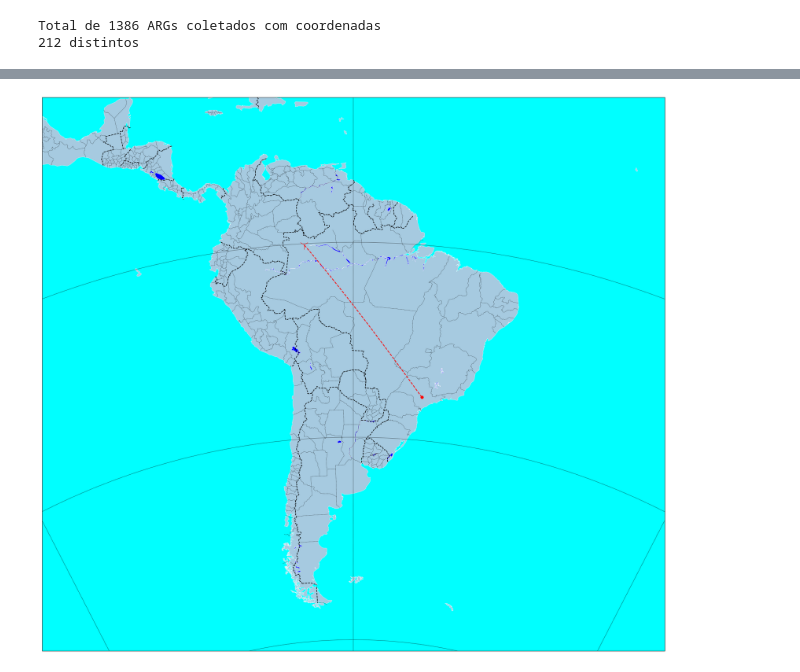
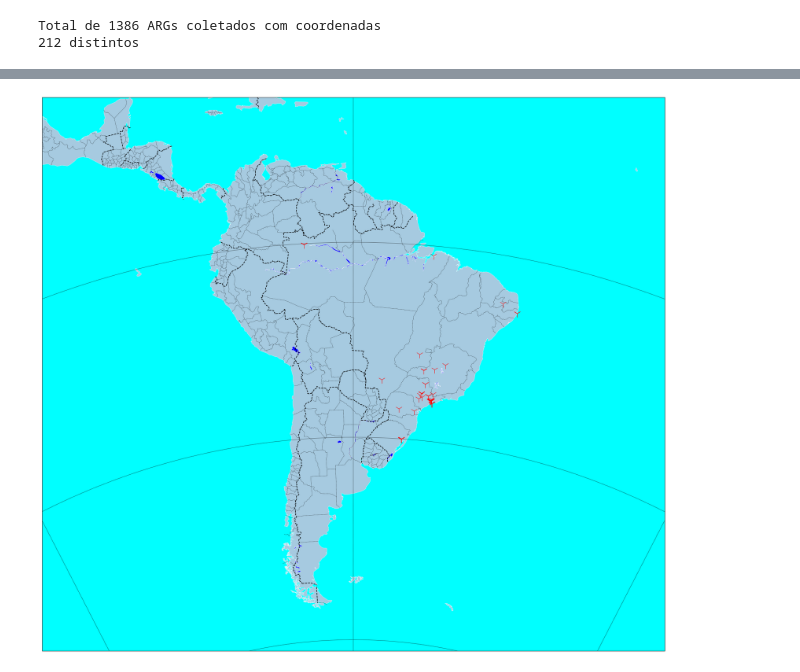
Before and after one commit to tiagocabralborelli/ARG-Sentinel, a Jupyter notebook: codebrazil.ipynb, the cells around one changed output, grey strips where cells are left out. Cells and saved outputs as stored; diff of their text form; code cells hidden in the pictures.

```diff
--- a/codebrazil.ipynb
+++ b/codebrazil.ipynb
@@ -33,5 +38,6 @@ catalog.head()
 argannot = pd.read_csv("~/documentos/github/ARG-Sentinel/spreadsheets/argannot_br.csv", sep = '\t', names = ['file','sequence','start','end','strand','gene','coverage','coverage_map','gaps','coverage_pec','identity_perc','database','accession','product','resistance'])
 argannot['file'] = argannot['file'].apply(lambda x: x.split('/')[-1])
 argannot = customfunc.filldf(argannot,catalog)
+argannot.reset_index(inplace = True)
 argannot.head()
 # %% [output]
@@ -141,5 +146,6 @@ eskape = ['Enterococcus faecium',
 # %%
-args_spread = argannot[['gene','coordenates','colection_date','country']].query("coordenates != 'Na'").query("colection_date != 'Na' ").query("country != 'Na'")
+#argannot.reset_index(inplace = True)
+args_spread = argannot[['gene','coordenates','colection_date','country','file']].query("coordenates != 'Na'").query("colection_date != 'Na' ").query("country != 'Na'")
 args_spread = args_spread.set_index('country').filter(like = 'Brazil',axis = 0)
 args_spread["year"] = pd.to_datetime(args_spread.colection_date.values).year
 args_spread.colection_date  = args_spread.colection_date.apply(lambda x: customfunc.SwitchMonths(x))
@@ -182,24 +189,30 @@ mapa.plot(0,0,'b', marker = 'o', latlon = True)
 # %%
 from mpl_toolkits.basemap import Basemap
 import matplotlib.pyplot as plt
 # setup Lambert Conformal basemap.
 # set resolution=None to skip processing of boundary datasets.
 plt.figure(figsize = (30,30))
 #Construição do objeto
 m = Basemap(width=9000000,height=8000000,projection='lcc',
             resolution='l',lat_1=10.,lat_2=-60,lat_0=-20,lon_0=-60.)
-#Contrução do backgroup
+#BACKGROUND
 m.drawcoastlines(linewidth=.5, color="white")
 m.drawmeridians(np.arange(0.,360.,60,))
 m.drawparallels(np.arange(-90.,120.,30))
 m.fillcontinents(color = '#A6CAE0', lake_color = 'blue')
 m.drawmapboundary(fill_color='cyan')
 m.drawcountries(linewidth = 1.5, linestyle = '--')
 m.drawstates(linestyle = '--')
+
 #Plotar os dados dos ARGs #### PRECISA MELHORAR ###
-m.drawgreatcircle(-48.161400,-23.141000,-67.086800,-0.119400,linewidth=2,color='r',linestyle='dashed',markersize=12)
-m.plot(-48.161400,-23.141000,'r', marker = '.' , latlon = True, markersize = 15)
-m.plot(-67.086800,-0.119400,'r', marker = "1", latlon = True, markersize = 25)
+#m.drawgreatcircle(-48.161400,-23.141000,-67.086800,-0.119400,linewidth=2,color='r',linestyle='dashed',markersize=12)
+#m.plot(-48.161400,-23.141000,'r', marker = '.' , latlon = True, markersize = 15)
+#m.plot(-67.086800,-0.119400,'r', marker = "1", latlon = True, markersize = 40)
+
+for i in args_spread.query("gene == '(Bla)Penicillin_Binding_Protein_Ecoli'").itertuples():
+    m.plot(i.lon, i.lat, "r", marker = "1", latlon = True, markersize = 20)
+
+
 plt.show()
 # %% [output]
-[figure, old version]
+[figure, new version]
```
Also changed, not shown: parts of 15 cells of this notebook, 1 other file.
